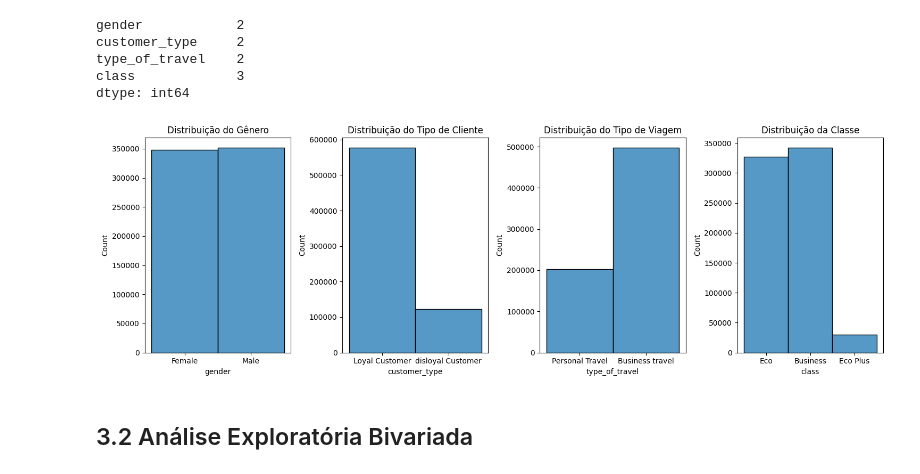
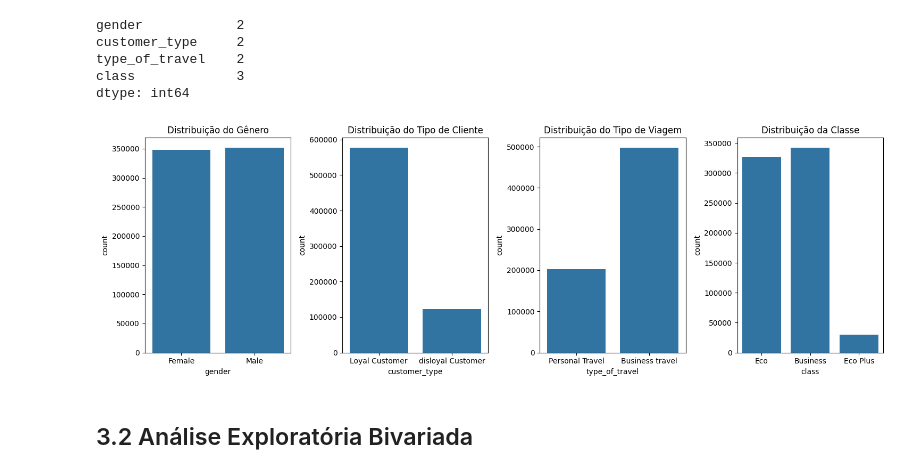
Before and after one commit to Data-Projects1/airline_satisfaction, a Jupyter notebook: notebooks/02.analise_satisf-validacao_hipoteses.ipynb, the cells around one changed output. Drawn from its saved outputs; the diff is of its cells as text; code cells hidden in the pictures.

```diff
--- a/notebooks/02.analise_satisf-validacao_hipoteses.ipynb
+++ b/notebooks/02.analise_satisf-validacao_hipoteses.ipynb
@@ -555,27 +555,30 @@ dtype: int64
 # %%
 # Criar uma figura com 1 linha e 4 colunas
 fig, axes = plt.subplots(1, 4, figsize=(15, 5))
 
-# Histograma de Gênero
-sns.histplot(df2['gender'], ax=axes[0])
+# Gráfico de Gênero
+sns.countplot(data=df2, x='gender', ax=axes[0])
 axes[0].set_title('Distribuição do Gênero')
 
-# Histograma de Tipo de Cliente
-sns.histplot(df2['customer_type'], ax=axes[1])
+# Gráfico de Tipo de Cliente
+sns.countplot(data=df2, x='customer_type', ax=axes[1])
 axes[1].set_title('Distribuição do Tipo de Cliente')
 
-# Histograma de Tipo de Viagem
-sns.histplot(df2['type_of_travel'], ax=axes[2])
+# Gráfico de Tipo de Viagem
+sns.countplot(data=df2, x='type_of_travel', ax=axes[2])
 axes[2].set_title('Distribuição do Tipo de Viagem')
 
-# Histograma de Classe
-sns.histplot(df2['class'], ax=axes[3])
+# Gráfico de Classe
+sns.countplot(data=df2, x='class', ax=axes[3])
 axes[3].set_title('Distribuição da Classe')
 
+# Ajustar o layout
 plt.tight_layout()
+
+# Exibir os gráficos
 plt.show()
 # %% [output]
-[figure, old version]
+[figure, new version]
 # %% [markdown]
 ## 3.2 Análise Exploratória Bivariada
 # %% [markdown]
```
